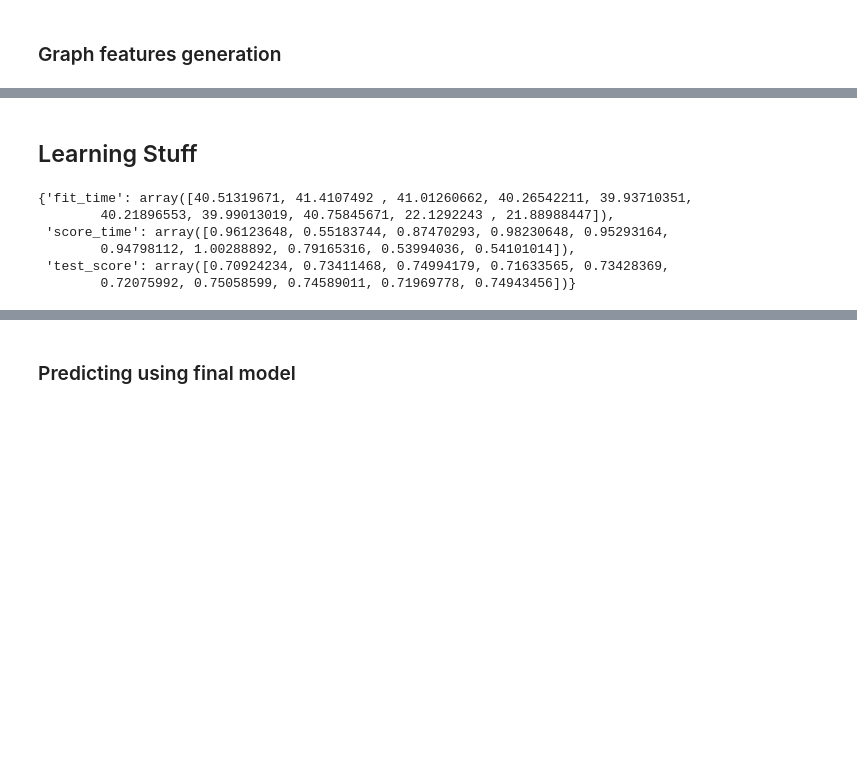
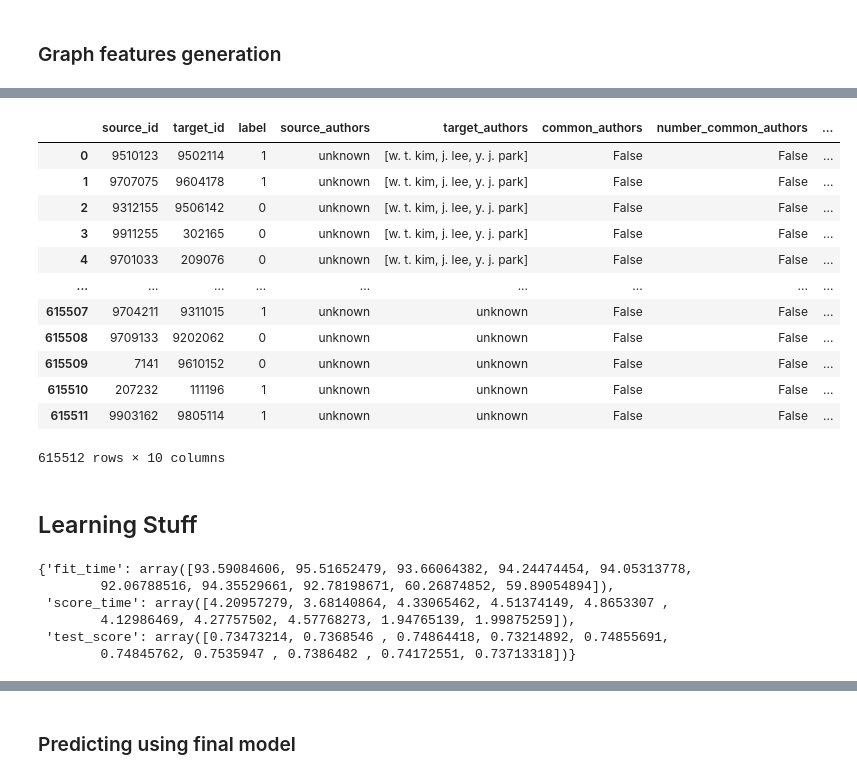
Before and after one commit to rvs36/Network_Science_Anlaytics, a Jupyter notebook: main.ipynb, the cells around one changed output, grey strips where cells are left out. Saved outputs shown, nothing was run; the diff lists cells and outputs as text; code cells hidden in the pictures; blank space fills up the shorter version.

```diff
--- a/main.ipynb
+++ b/main.ipynb
@@ -131,3 +339,28 @@ def betweeness():
+# %%
+# fill nas in some way
+train_set.target_publication_year.fillna(-1, inplace=True)
+train_set.source_publication_year.fillna(-1, inplace=True)
+train_set.fillna('unknown', inplace=True)
+
+test_set.fillna('unknown', inplace=True)
+test_set.target_publication_year.fillna(-1, inplace=True)
+test_set.source_publication_year.fillna(-1, inplace=True)
+# %%
+train_set
+# %% [output]
+|  | source_id | target_id | label | source_authors | target_authors | common_authors | number_common_authors | ... |
+| 0 | 9510123 | 9502114 | 1 | unknown | [w. t. kim, j. lee, y. j. park] | False | False | ... |
+| 1 | 9707075 | 9604178 | 1 | unknown | [w. t. kim, j. lee, y. j. park] | False | False | ... |
+| 2 | 9312155 | 9506142 | 0 | unknown | [w. t. kim, j. lee, y. j. park] | False | False | ... |
+| 3 | 9911255 | 302165 | 0 | unknown | [w. t. kim, j. lee, y. j. park] | False | False | ... |
+| 4 | 9701033 | 209076 | 0 | unknown | [w. t. kim, j. lee, y. j. park] | False | False | ... |
+| ... | ... | ... | ... | ... | ... | ... | ... | ... |
+| 615507 | 9704211 | 9311015 | 1 | unknown | unknown | False | False | ... |
+| 615508 | 9709133 | 9202062 | 0 | unknown | unknown | False | False | ... |
+| 615509 | 7141 | 9610152 | 0 | unknown | unknown | False | False | ... |
+| 615510 | 207232 | 111196 | 1 | unknown | unknown | False | False | ... |
+| 615511 | 9903162 | 9805114 | 1 | unknown | unknown | False | False | ... |
+615512 rows × 10 columns
 # %% [markdown]
 ## Learning Stuff
 # %%
@@ -141,17 +374,17 @@ from sklearn.ensemble import AdaBoostClassifier, RandomForestClassifier, Bagging
 from sklearn.metrics import  f1_score, confusion_matrix
 from sklearn.model_selection import cross_validate
 
-model = AdaBoostClassifier(n_estimators=50, learning_rate=1)
+model = AdaBoostClassifier(n_estimators=75, learning_rate=1)
 scores = cross_validate(model, X, y, scoring='f1',
                         cv=10, n_jobs=-1) # n_jobs is the number of cpus to use -1 => all
 scores
 # %% [output]
-{'fit_time': array([40.51319671, 41.4107492 , 41.01260662, 40.26542211, 39.93710351,
-        40.21896553, 39.99013019, 40.75845671, 22.1292243 , 21.88988447]),
- 'score_time': array([0.96123648, 0.55183744, 0.87470293, 0.98230648, 0.95293164,
-        0.94798112, 1.00288892, 0.79165316, 0.53994036, 0.54101014]),
- 'test_score': array([0.70924234, 0.73411468, 0.74994179, 0.71633565, 0.73428369,
-        0.72075992, 0.75058599, 0.74589011, 0.71969778, 0.74943456])}
+{'fit_time': array([93.59084606, 95.51652479, 93.66064382, 94.24474454, 94.05313778,
+        92.06788516, 94.35529661, 92.78198671, 60.26874852, 59.89054894]),
+ 'score_time': array([4.20957279, 3.68140864, 4.33065462, 4.51374149, 4.8653307 ,
+        4.12986469, 4.27757502, 4.57768273, 1.94765139, 1.99875259]),
+ 'test_score': array([0.73473214, 0.7368546 , 0.74864418, 0.73214892, 0.74855691,
+        0.74845762, 0.7535947 , 0.7386482 , 0.74172551, 0.73713318])}
 # %%
 # describe results from scores
 from scipy import stats
```
Also changed, not shown: parts of 18 cells of this notebook.
